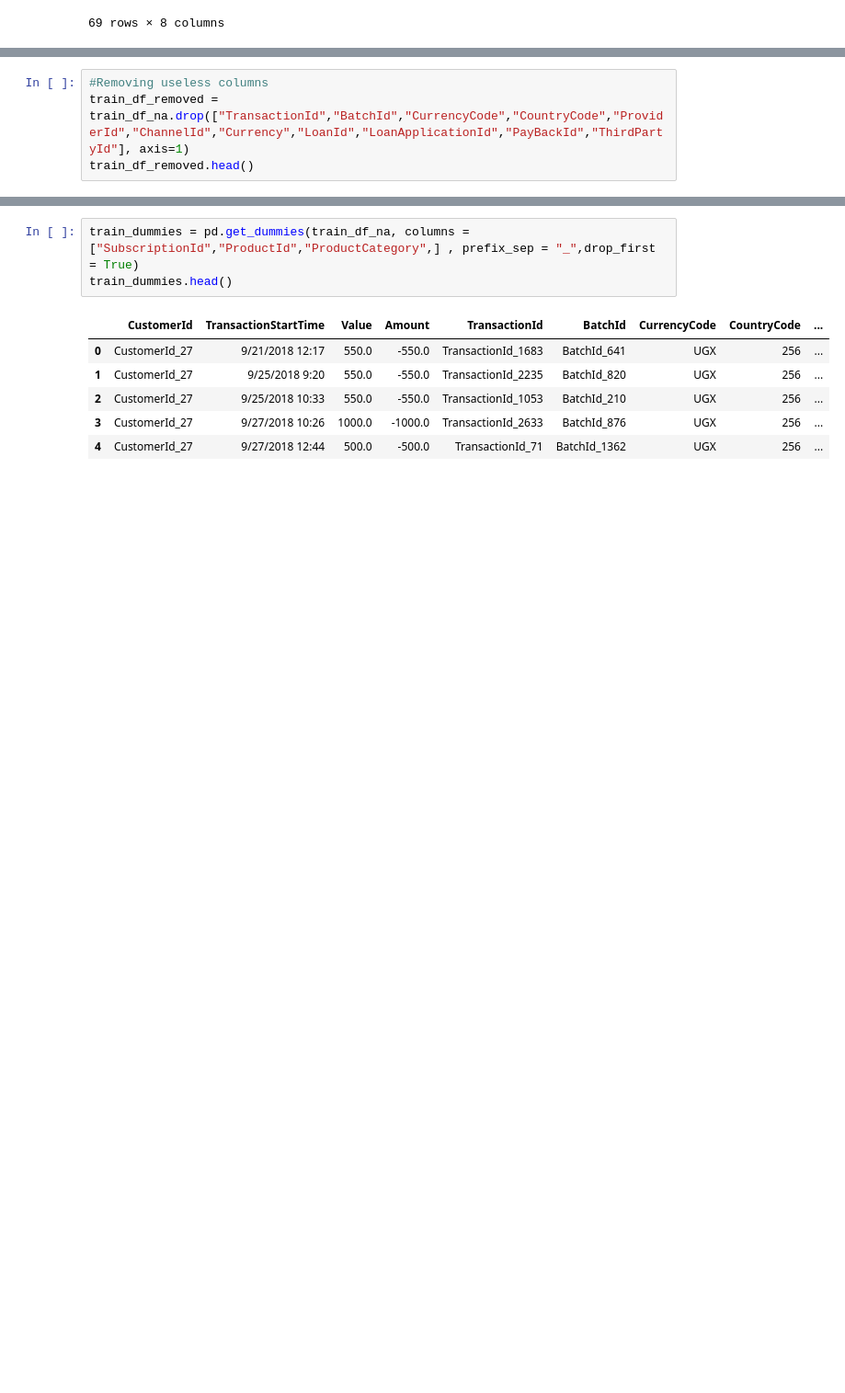
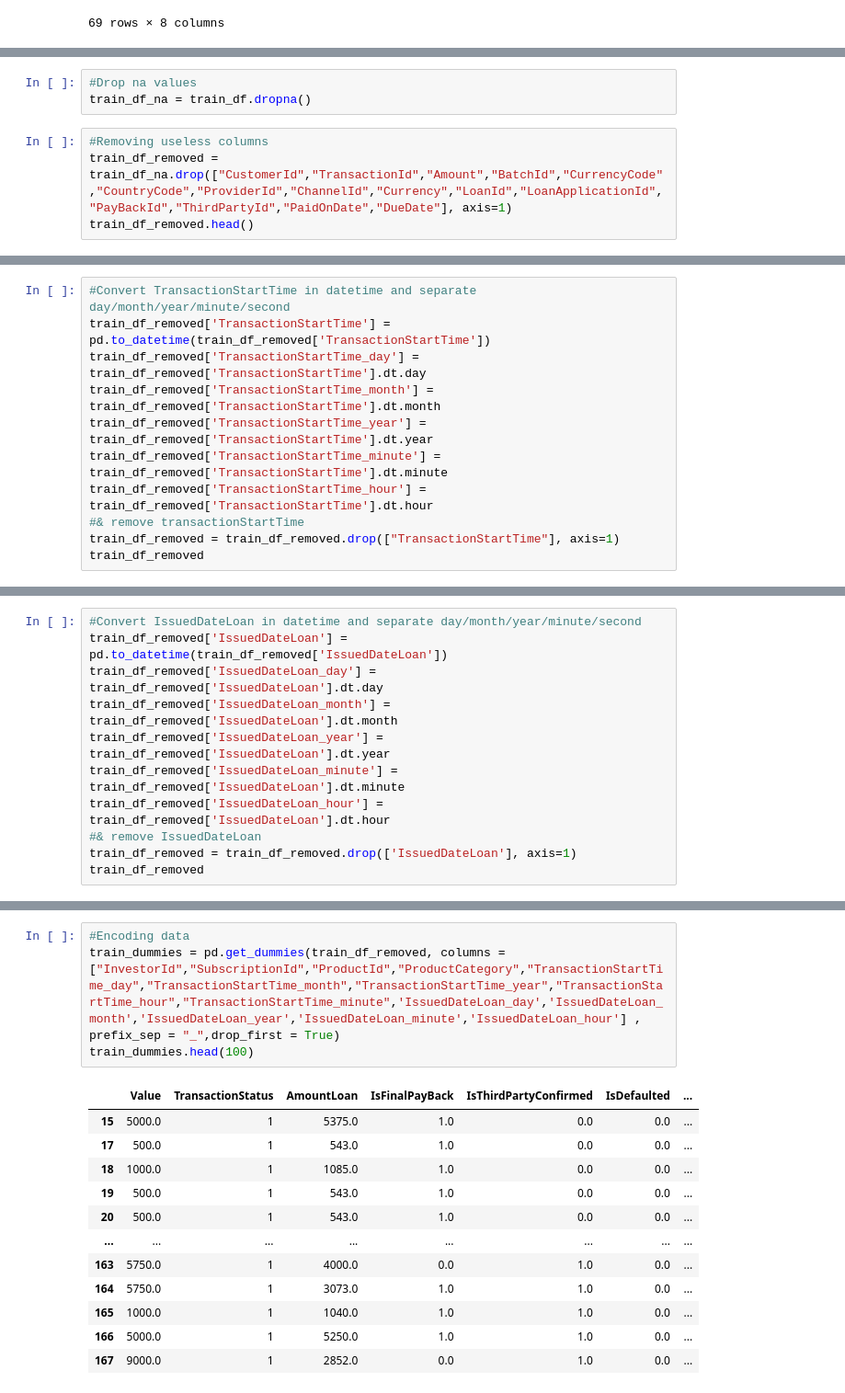
Before and after one commit to H-u-g-o/Credit-Score, a Jupyter notebook: Credit Score.ipynb, the cells around one changed output, grey strips where cells are left out. Shown: that part at 92% size. Drawn from its saved outputs; the diff is of its cells as text; blank space fills up the shorter version.

```diff
--- a/Credit Score.ipynb
+++ b/Credit Score.ipynb
@@ -199,5 +199,8 @@ train_df_na = train_df.fillna(0)
+# %%
+#Drop na values
+train_df_na = train_df.dropna()
 # %%
 #Removing useless columns
-train_df_removed = train_df_na.drop(["TransactionId","BatchId","CurrencyCode","CountryCode","ProviderId","ChannelId","Currency","LoanId","LoanApplicationId","PayBackId","ThirdPartyId"], axis=1)
+train_df_removed = train_df_na.drop(["CustomerId","TransactionId","Amount","BatchId","CurrencyCode","CountryCode","ProviderId","ChannelId","Currency","LoanId","LoanApplicationId","PayBackId","ThirdPartyId","PaidOnDate","DueDate"], axis=1)
 train_df_removed.head()
 # %% [output]
@@ -209,0 +213,11 @@ train_df_removed.head()
+# %%
+#Convert TransactionStartTime in datetime and separate day/month/year/minute/second
+train_df_removed['TransactionStartTime'] =  pd.to_datetime(train_df_removed['TransactionStartTime'])
+train_df_removed['TransactionStartTime_day'] = train_df_removed['TransactionStartTime'].dt.day
+train_df_removed['TransactionStartTime_month'] = train_df_removed['TransactionStartTime'].dt.month
+train_df_removed['TransactionStartTime_year'] = train_df_removed['TransactionStartTime'].dt.year
+train_df_removed['TransactionStartTime_minute'] = train_df_removed['TransactionStartTime'].dt.minute
+train_df_removed['TransactionStartTime_hour'] = train_df_removed['TransactionStartTime'].dt.hour
+#& remove transactionStartTime
+train_df_removed = train_df_removed.drop(["TransactionStartTime"], axis=1)
+train_df_removed
@@ -209,0 +238,11 @@ train_df_removed.head()
+# %%
+#Convert IssuedDateLoan in datetime and separate day/month/year/minute/second
+train_df_removed['IssuedDateLoan'] =  pd.to_datetime(train_df_removed['IssuedDateLoan'])
+train_df_removed['IssuedDateLoan_day'] = train_df_removed['IssuedDateLoan'].dt.day
+train_df_removed['IssuedDateLoan_month'] = train_df_removed['IssuedDateLoan'].dt.month
+train_df_removed['IssuedDateLoan_year'] = train_df_removed['IssuedDateLoan'].dt.year
+train_df_removed['IssuedDateLoan_minute'] = train_df_removed['IssuedDateLoan'].dt.minute
+train_df_removed['IssuedDateLoan_hour'] = train_df_removed['IssuedDateLoan'].dt.hour
+#& remove IssuedDateLoan
+train_df_removed = train_df_removed.drop(['IssuedDateLoan'], axis=1)
+train_df_removed
@@ -210,10 +263,17 @@ train_df_removed.head()
 # %%
-train_dummies = pd.get_dummies(train_df_na, columns = ["SubscriptionId","ProductId","ProductCategory",] , prefix_sep = "_",drop_first = True)
-train_dummies.head()
+#Encoding data
+train_dummies = pd.get_dummies(train_df_removed, columns = ["InvestorId","SubscriptionId","ProductId","ProductCategory","TransactionStartTime_day","TransactionStartTime_month","TransactionStartTime_year","TransactionStartTime_hour","TransactionStartTime_minute",'IssuedDateLoan_day','IssuedDateLoan_month','IssuedDateLoan_year','IssuedDateLoan_minute','IssuedDateLoan_hour'] , prefix_sep = "_",drop_first = True)
+train_dummies.head(100)
 # %% [output]
-|  | CustomerId | TransactionStartTime | Value | Amount | TransactionId | BatchId | CurrencyCode | CountryCode | ... |
-| 0 | CustomerId_27 | 9/21/2018 12:17 | 550.0 | -550.0 | TransactionId_1683 | BatchId_641 | UGX | 256 | ... |
-| 1 | CustomerId_27 | 9/25/2018 9:20 | 550.0 | -550.0 | TransactionId_2235 | BatchId_820 | UGX | 256 | ... |
-| 2 | CustomerId_27 | 9/25/2018 10:33 | 550.0 | -550.0 | TransactionId_1053 | BatchId_210 | UGX | 256 | ... |
-| 3 | CustomerId_27 | 9/27/2018 10:26 | 1000.0 | -1000.0 | TransactionId_2633 | BatchId_876 | UGX | 256 | ... |
-| 4 | CustomerId_27 | 9/27/2018 12:44 | 500.0 | -500.0 | TransactionId_71 | BatchId_1362 | UGX | 256 | ... |
+|  | Value | TransactionStatus | AmountLoan | IsFinalPayBack | IsThirdPartyConfirmed | IsDefaulted | ... |
+| 15 | 5000.0 | 1 | 5375.0 | 1.0 | 0.0 | 0.0 | ... |
+| 17 | 500.0 | 1 | 543.0 | 1.0 | 0.0 | 0.0 | ... |
+| 18 | 1000.0 | 1 | 1085.0 | 1.0 | 0.0 | 0.0 | ... |
+| 19 | 500.0 | 1 | 543.0 | 1.0 | 0.0 | 0.0 | ... |
+| 20 | 500.0 | 1 | 543.0 | 1.0 | 0.0 | 0.0 | ... |
+| ... | ... | ... | ... | ... | ... | ... | ... |
+| 163 | 5750.0 | 1 | 4000.0 | 0.0 | 1.0 | 0.0 | ... |
+| 164 | 5750.0 | 1 | 3073.0 | 1.0 | 1.0 | 0.0 | ... |
+| 165 | 1000.0 | 1 | 1040.0 | 1.0 | 1.0 | 0.0 | ... |
+| 166 | 5000.0 | 1 | 5250.0 | 1.0 | 1.0 | 0.0 | ... |
+| 167 | 9000.0 | 1 | 2852.0 | 0.0 | 1.0 | 0.0 | ... |
```
Also changed, not shown: parts of 9 cells of this notebook.
